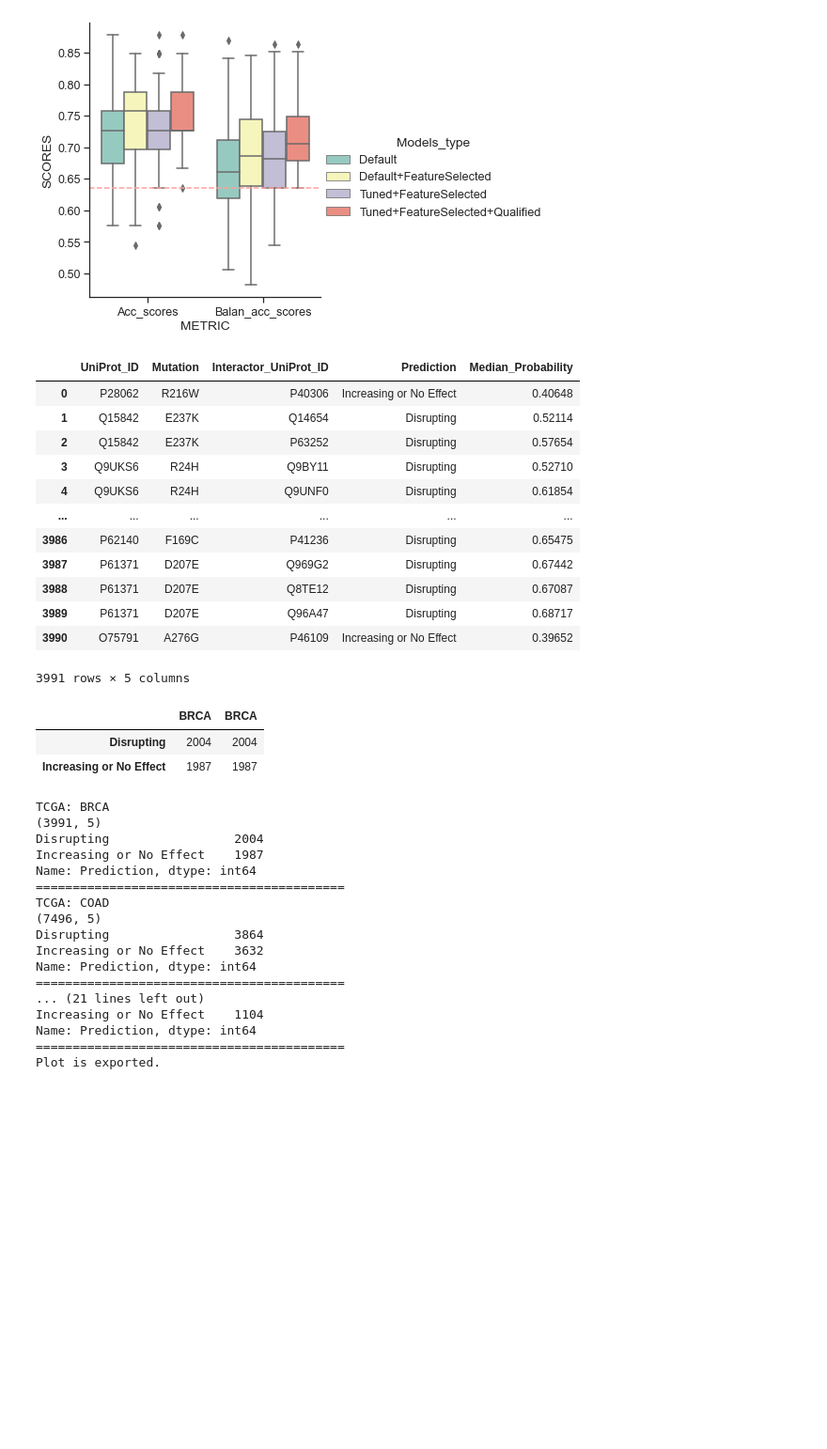
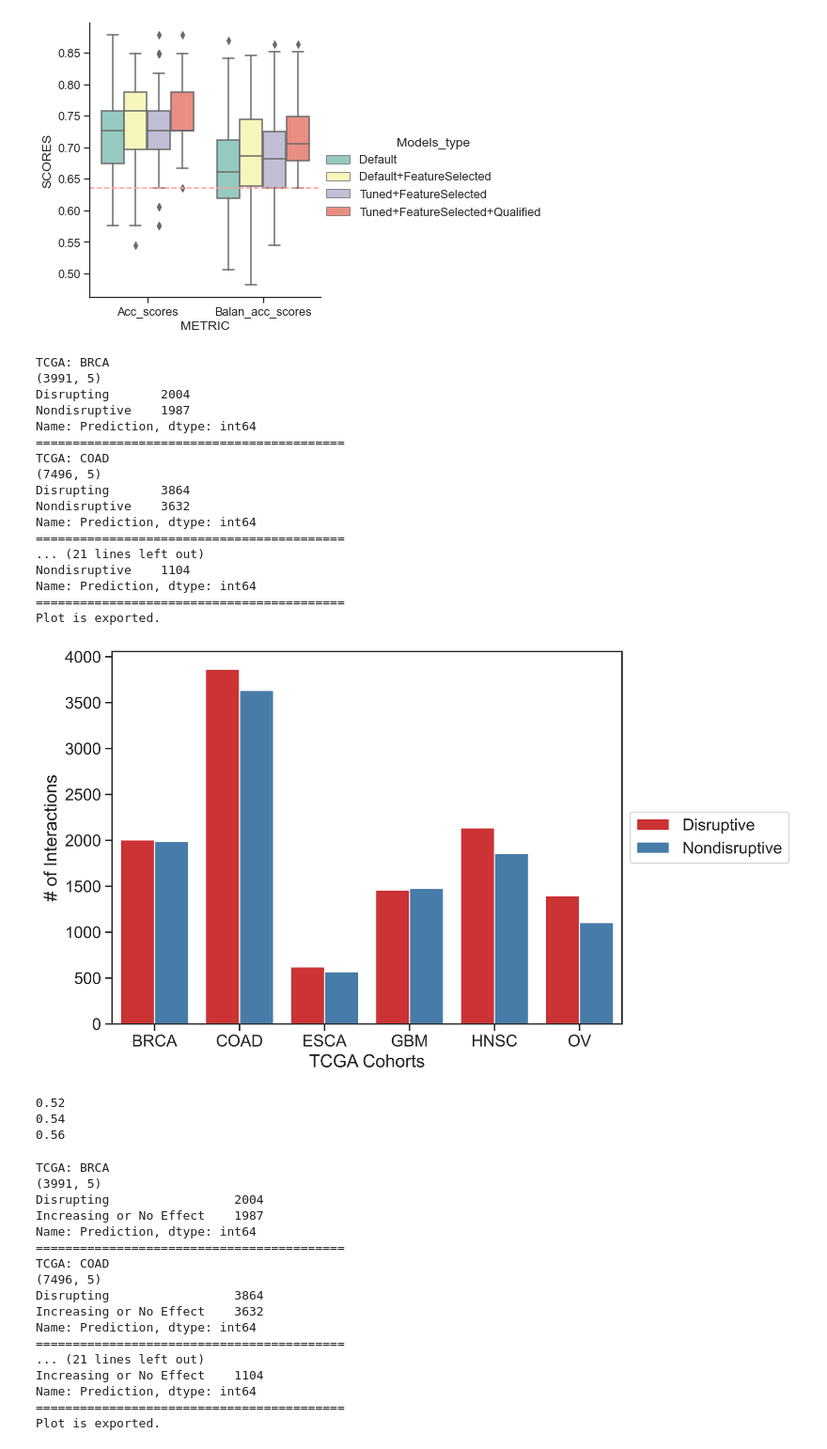
Before and after one commit to ibrahimberb/Predator, a Jupyter notebook: src/figures/PredatorStudy_Figures.ipynb, the cells around one changed output. Shown at 94% size. Saved outputs shown, nothing was run; the diff lists cells and outputs as text; code cells hidden in the pictures; blank space fills up the shorter version.

```diff
--- a/src/figures/PredatorStudy_Figures.ipynb
+++ b/src/figures/PredatorStudy_Figures.ipynb
@@ -612,32 +612,14 @@ Plot figures/performance_comparison_models_type_2022-06-20.pdf is exported.
 # %%
 import pandas as pd
 # %%
-df = pd.read_csv("../data/predictions_datasets/brca_prediction_2022-06-17/ed35a3a3/predictions_soft_2022-06-17.csv")
-df["Prediction"].replace({ClassLabels.DISRUPTING: "Disrupting", ClassLabels.NONDISRUPTING: "Increasing or No Effect"}, inplace=True)
-df
+# df = pd.read_csv("../data/predictions_datasets/brca_prediction_2022-06-17/ed35a3a3/predictions_soft_2022-06-17.csv")
+# df["Prediction"].replace({ClassLabels.DISRUPTING: "Disrupting", ClassLabels.NONDISRUPTING: "Increasing or No Effect"}, inplace=True)
+# df
-# %% [output]
-|  | UniProt_ID | Mutation | Interactor_UniProt_ID | Prediction | Median_Probability |
-| 0 | P28062 | R216W | P40306 | Increasing or No Effect | 0.40648 |
-| 1 | Q15842 | E237K | Q14654 | Disrupting | 0.52114 |
-| 2 | Q15842 | E237K | P63252 | Disrupting | 0.57654 |
-| 3 | Q9UKS6 | R24H | Q9BY11 | Disrupting | 0.52710 |
-| 4 | Q9UKS6 | R24H | Q9UNF0 | Disrupting | 0.61854 |
-| ... | ... | ... | ... | ... | ... |
-| 3986 | P62140 | F169C | P41236 | Disrupting | 0.65475 |
-| 3987 | P61371 | D207E | Q969G2 | Disrupting | 0.67442 |
-| 3988 | P61371 | D207E | Q8TE12 | Disrupting | 0.67087 |
-| 3989 | P61371 | D207E | Q96A47 | Disrupting | 0.68717 |
-| 3990 | O75791 | A276G | P46109 | Increasing or No Effect | 0.39652 |
-3991 rows × 5 columns
 # %%
-pd.concat([
-    df["Prediction"].value_counts().rename("BRCA", axis=0).T,
-    df["Prediction"].value_counts().rename("BRCA", axis=0).T
-], axis=1)
+# pd.concat([
+#     df["Prediction"].value_counts().rename("BRCA", axis=0).T,
+#     df["Prediction"].value_counts().rename("BRCA", axis=0).T
+# ], axis=1)
-# %% [output]
-|  | BRCA | BRCA |
-| Disrupting | 2004 | 2004 |
-| Increasing or No Effect | 1987 | 1987 |
 # %%
 def distribution_of_predictions_across_tcga(export=False):
 
@@ -661,7 +643,7 @@ def distribution_of_predictions_across_tcga(export=False):
 
     for tcga, tcga_predictions_path in zip(tcga_cohort_names, tcga_predictions_paths):
         tcga_predictions = pd.read_csv(tcga_predictions_path)
-        tcga_predictions["Prediction"].replace({ClassLabels.DISRUPTING: "Disrupting", ClassLabels.NONDISRUPTING: "Increasing or No Effect"}, inplace=True)
+        tcga_predictions["Prediction"].replace({ClassLabels.DISRUPTING: "Disrupting", ClassLabels.NONDISRUPTING: "Nondisruptive"}, inplace=True)
 
         print(f"TCGA: {tcga}")
         print(f"{tcga_predictions.shape}")
@@ -676,7 +658,7 @@ def distribution_of_predictions_across_tcga(export=False):
     ov_data = pd.read_csv(ov_predictions_path)
 
     for tcga_data in [brca_data, coad_data, esca_data, gbm_data, hnsc_data, ov_data]:
-        tcga_data["Prediction"].replace({ClassLabels.DISRUPTING: "Disrupting", ClassLabels.NONDISRUPTING: "Increasing or No Effect"}, inplace=True)
+        tcga_data["Prediction"].replace({ClassLabels.DISRUPTING: "Disruptive", ClassLabels.NONDISRUPTING: "Nondisruptive"}, inplace=True)
 
     concated = pd.concat(
         [
@@ -719,6 +701,35 @@ def distribution_of_predictions_across_tcga(export=False):
         print("Plot is exported.")
 
     plt.show()
+# %%
+distribution_of_predictions_across_tcga(export=True)
+# %% [output]
+TCGA: BRCA
+(3991, 5)
+Disrupting       2004
+Nondisruptive    1987
+Name: Prediction, dtype: int64
+==========================================
+TCGA: COAD
+(7496, 5)
+Disrupting       3864
+Nondisruptive    3632
+Name: Prediction, dtype: int64
+==========================================
+... (21 lines left out)
+Nondisruptive    1104
+Name: Prediction, dtype: int64
+==========================================
+Plot is exported.
+[figure, added]
+# %%
+print(round(3864 / (3864 + 3632), 2))
+print(round(2135 / (2135 + 1855), 2))
+print(round(1397 / (1397 + 1104), 2))
+# %% [output]
+0.52
+0.54
+0.56
 # %%
 distribution_of_predictions_across_tcga(export=True)
 # %% [output]
```
Also changed, not shown: parts of 65 cells of this notebook.
